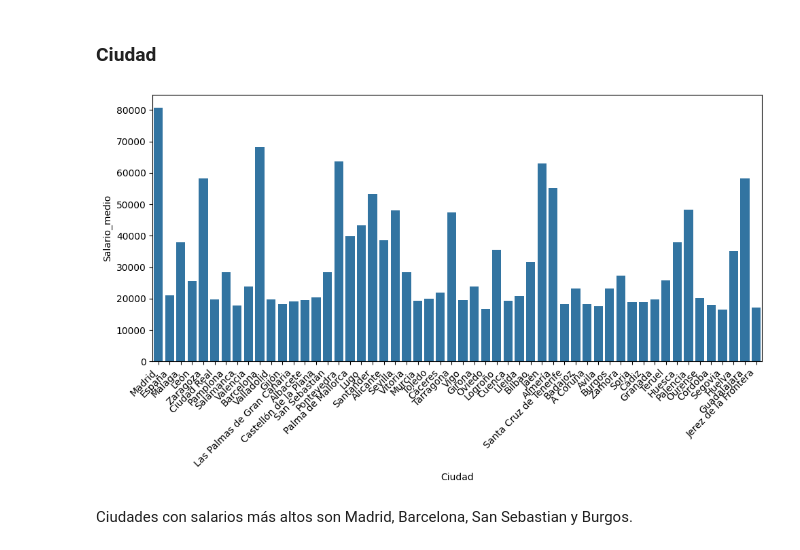
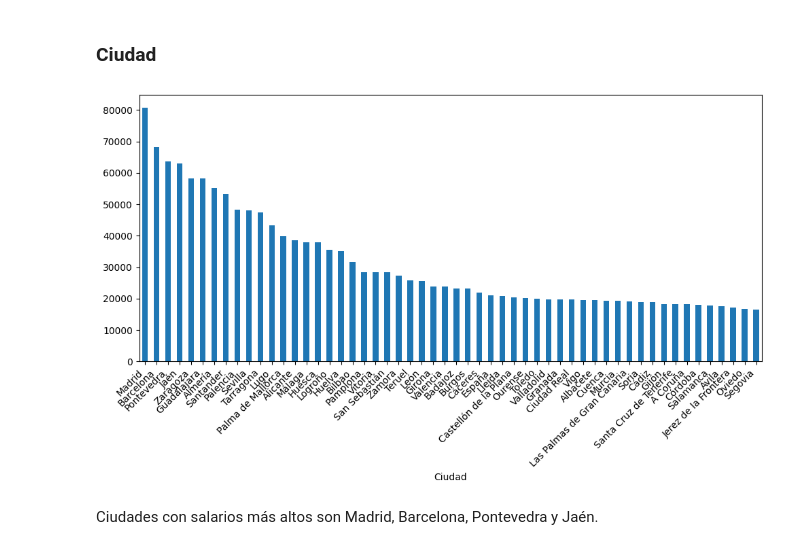
Before and after one commit to Ivan-0612/TFM_job_description_prediction, a Jupyter notebook: notebooks/05_EDA.ipynb, the cells around one changed output. Cells and saved outputs as stored; diff of their text form; code cells hidden in the pictures.

```diff
--- a/notebooks/05_EDA.ipynb
+++ b/notebooks/05_EDA.ipynb
@@ -289,12 +303,11 @@ Name: Salario_medio, dtype: float64
 Me he decidido por borrar outliers filtrando por tipo de empleo ya que cada categoría tiene distribuciones de salario completamente distintas, donde un salario puede ser un outlier en prácticas, puede no serlo en Jornada_completa.
 # %% [markdown]
 ### Ciudad
-# %%
-plt.figure(figsize=(10,6))
-sns.barplot(y='Salario_medio', x='Ciudad', data=df, errorbar=None)
-plt.xticks(rotation=45, ha='right')
-plt.tight_layout()
-# %% [output]
-[figure, removed]
+# %%
+df.groupby('Ciudad')['Salario_medio'].mean().sort_values(ascending=False).plot(kind='bar', figsize=(10,6))
+plt.xticks(rotation=45, ha='right')
+plt.tight_layout()
+# %% [output]
+[figure, added]
 # %% [markdown]
-Ciudades con salarios más altos son Madrid, Barcelona, San Sebastian y Burgos.
+Ciudades con salarios más altos son Madrid, Barcelona, Pontevedra y Jaén.
```
Also changed, not shown: parts of 4 cells of this notebook, 4 other files.
